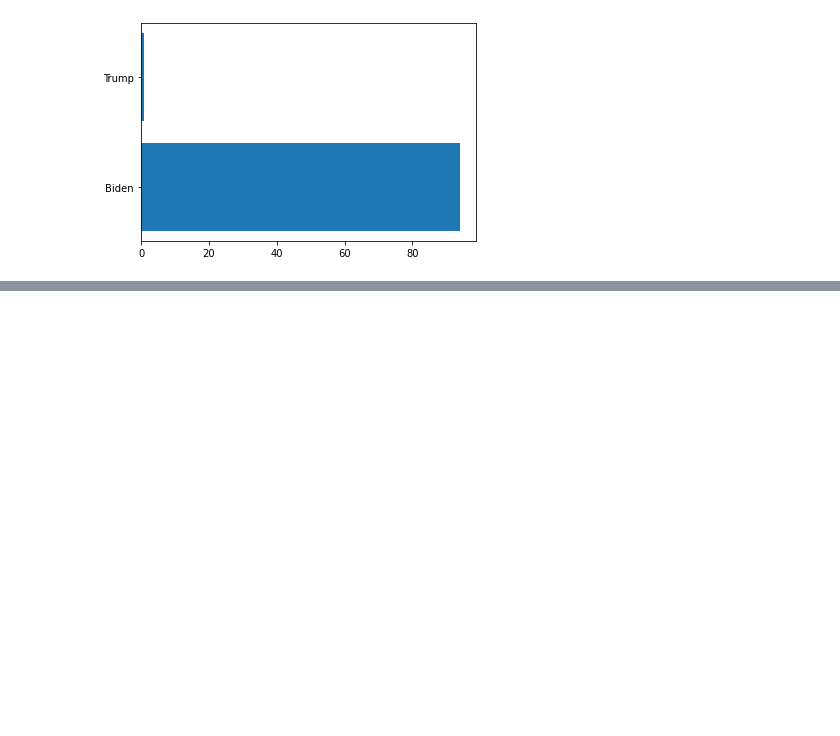
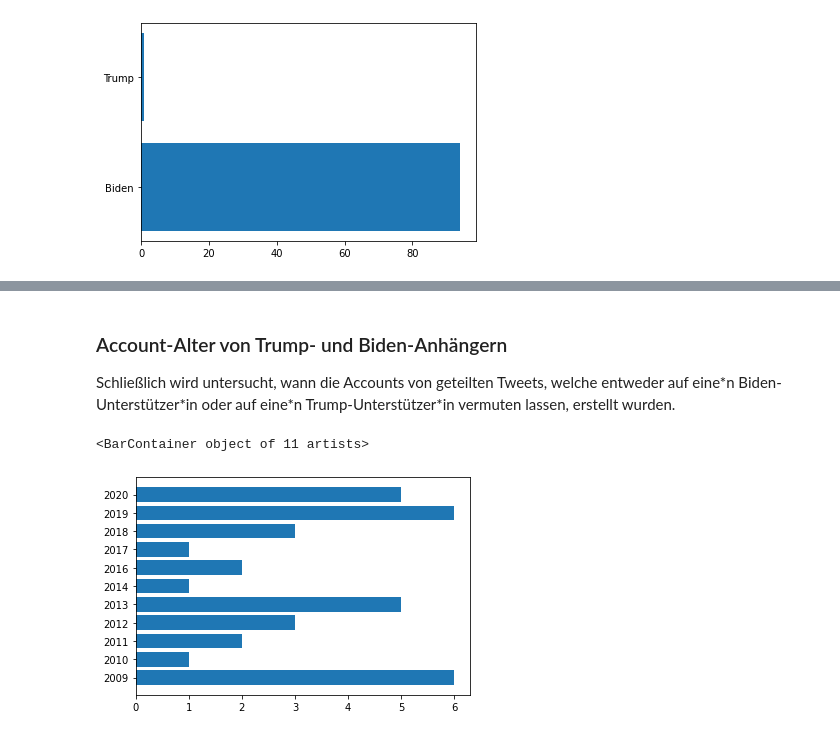
Before and after one commit to felixwortmann/tweeKaLytics, a Jupyter notebook: analytics.ipynb, the cells around one changed output, grey strips where cells are left out. Saved outputs shown, nothing was run; the diff lists cells and outputs as text; code cells hidden in the pictures; blank space fills up the shorter version.

```diff
--- a/analytics.ipynb
+++ b/analytics.ipynb
@@ -104,4 +100,0 @@ for d in data:
-# %%
-ignore_words = stop_words + ['rt', '', '-', '&amp;', 'like', 'get', 'one', 'via', 'new', 'i\'m', 'rt']
-words = [(k,v) for k, v in sorted(words_dict.items(), key=lambda item: -item[1]) if k[0] not in ignore_words]
-words[:10]
@@ -132,12 +117,11 @@ for pair in words_dict.keys():
         result[year] = [(word, words_dict[pair])]
 
 for year in sorted(result.keys()):
-    print(year)
     value = result[year]
     r = [(k,v) for k, v in sorted(value, key=lambda item: -item[1]) if k not in ignore_words]
-    for x in r[:5]:
+    for x in r[:3]:
         pass
-        #print("    ", x[0],":", x[1])
+        print("    ", x[0],":", x[1])
 # %% [output]
 2006
 2007
@@ -348,0 +340,39 @@ Es ist erneut wichtig zu erwähnen, dass die Ergebnisse nicht repräsentativ sei
+# %% [markdown]
+<div style="page-break-after: always;"></div>
+
+### Account-Alter von Trump- und Biden-Anhängern
+Schließlich wird untersucht, wann die Accounts von geteilten Tweets, welche entweder auf eine\*n Biden-Unterstützer\*in oder auf eine\*n Trump-Unterstützer\*in vermuten lassen, erstellt wurden.
+# %%
+trump_years = {}
+biden_years = {}
+for tweet in data:
+    if "user" in tweet.keys():
+        year = tweet["user"]["created_at"][-4:]
+        if "entities" in tweet.keys():
+            hashtags = tweet["entities"]["hashtags"]
+            for hashtag in hashtags:
+                hashtag_text = hashtag["text"].lower()
+                if hashtag_text in biden_friendly_hashtags:
+                    if year in biden_years.keys():
+                        biden_years[year] += 1
+                    else:
+                        biden_years[year] = 1
+                if hashtag_text in trump_friendly_hashtags:
+                    if year in trump_years.keys():
+                        trump_years[year] += 1
+                    else:
+                        trump_years[year] = 1
+trump_years = [(y, trump_years[y]) for y in sorted(trump_years)]
+biden_years = [(y, biden_years[y]) for y in sorted(biden_years)]
+# %%
+def created(trump):
+    if trump:
+        return (list([k for k, v in trump_years]), list([v for k, v in trump_years]))
+    return (list([k for k, v in biden_years]), list([v for k, v in biden_years]))
+# %%
+fig, ax = plt.subplots()
+key_data, value_data = created(True)
+ax.barh(key_data, value_data)
+# %% [output]
+<BarContainer object of 11 artists>
+[figure, added]
```
Also changed, not shown: parts of 48 cells of this notebook, 1 other file.
